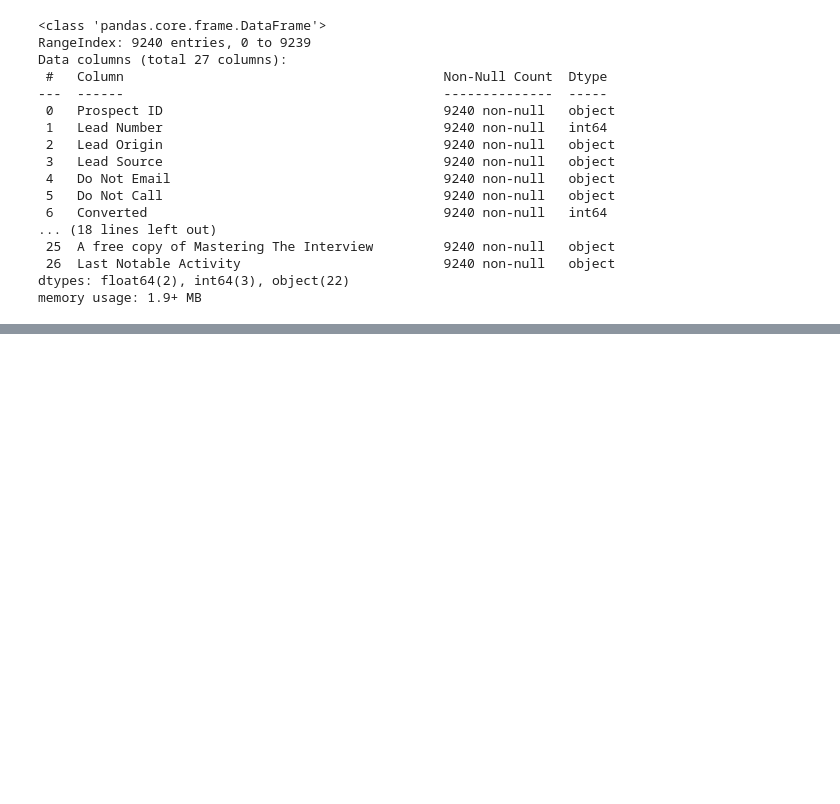
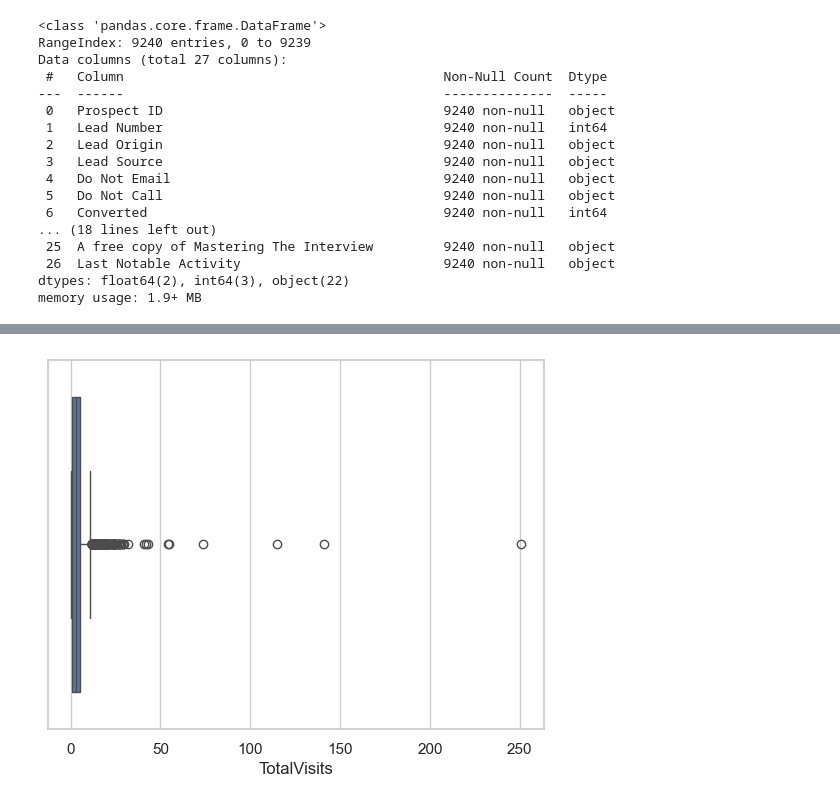
Before and after one commit to MalhotraUmang/UpGrad_Case_Study_Lead_Scoring, a Jupyter notebook: eda.ipynb, the cells around one changed output, grey strips where cells are left out. Saved outputs shown, nothing was run; the diff lists cells and outputs as text; code cells hidden in the pictures; blank space fills up the shorter version.

```diff
--- a/eda.ipynb
+++ b/eda.ipynb
@@ -517,0 +545,8 @@ memory usage: 1.9+ MB
+# %%
+# Boxplot of 'TotalVisits' column
+
+sns.set(style='whitegrid')
+sns.boxplot(data=leads, x='TotalVisits')
+plt.show()
+# %% [output]
+[figure, added]
```
Also changed, not shown: parts of 15 cells of this notebook.
